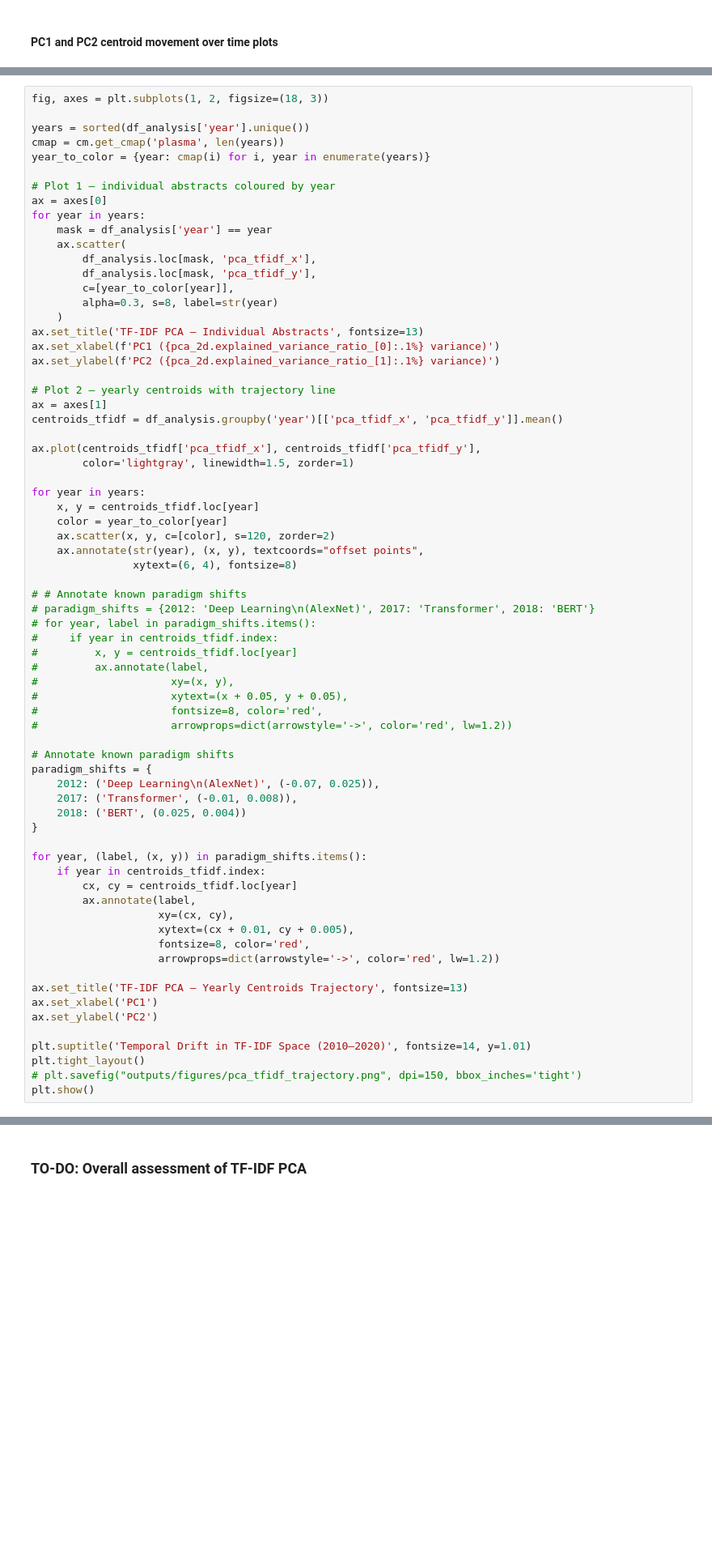
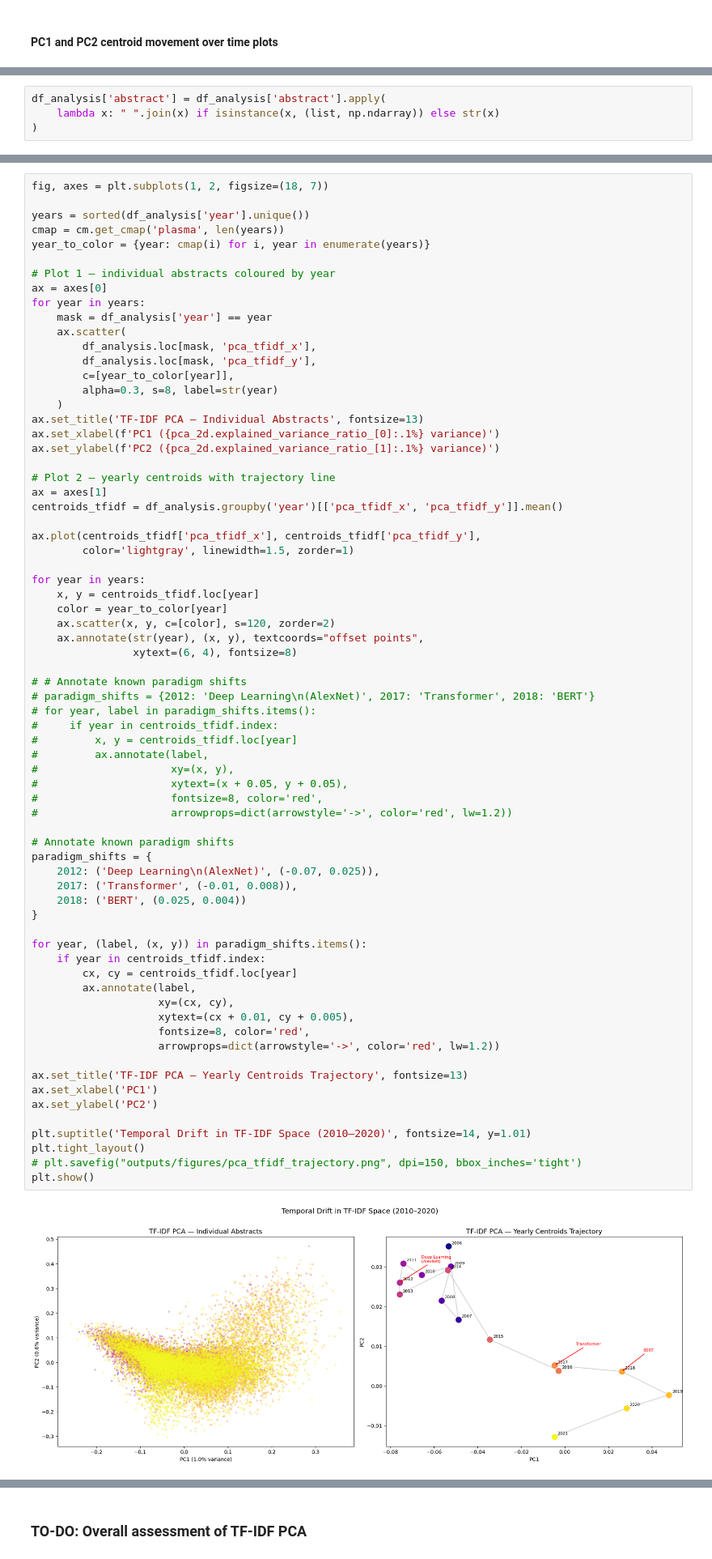
Before and after one commit to k7official/Team38_AI_and_Text_Analytics, a Jupyter notebook: notebooks/pca_temporal_drift.ipynb, the cells around one changed output, grey strips where cells are left out. Shown at 81% size. Cells and saved outputs as stored; diff of their text form; blank space fills up the shorter version.

```diff
--- a/notebooks/pca_temporal_drift.ipynb
+++ b/notebooks/pca_temporal_drift.ipynb
@@ -139,3 +230,7 @@ Inspection of the first principal component shows that it primarily captures dif
+# %%
+df_analysis['abstract'] = df_analysis['abstract'].apply(
+    lambda x: " ".join(x) if isinstance(x, (list, np.ndarray)) else str(x)
+)
 # %%
 from sklearn.decomposition import PCA
 
@@ -161,5 +259,5 @@ print(f"Columns now: {df_analysis.columns.tolist()}")
 # %%
-fig, axes = plt.subplots(1, 2, figsize=(18, 3))
+fig, axes = plt.subplots(1, 2, figsize=(18, 7))
 
 years = sorted(df_analysis['year'].unique())
 cmap = cm.get_cmap('plasma', len(years))
@@ -201,33 +299,35 @@ for year in years:
 #         ax.annotate(label,
 #                     xy=(x, y),
 #                     xytext=(x + 0.05, y + 0.05),
 #                     fontsize=8, color='red',
 #                     arrowprops=dict(arrowstyle='->', color='red', lw=1.2))
 
 # Annotate known paradigm shifts
 paradigm_shifts = {
     2012: ('Deep Learning\n(AlexNet)', (-0.07, 0.025)),
     2017: ('Transformer', (-0.01, 0.008)),
     2018: ('BERT', (0.025, 0.004))
 }
 
 for year, (label, (x, y)) in paradigm_shifts.items():
     if year in centroids_tfidf.index:
         cx, cy = centroids_tfidf.loc[year]
         ax.annotate(label,
                     xy=(cx, cy),
                     xytext=(cx + 0.01, cy + 0.005),
                     fontsize=8, color='red',
                     arrowprops=dict(arrowstyle='->', color='red', lw=1.2))
 
 ax.set_title('TF-IDF PCA — Yearly Centroids Trajectory', fontsize=13)
 ax.set_xlabel('PC1')
 ax.set_ylabel('PC2')
 
 plt.suptitle('Temporal Drift in TF-IDF Space (2010–2020)', fontsize=14, y=1.01)
 plt.tight_layout()
 # plt.savefig("outputs/figures/pca_tfidf_trajectory.png", dpi=150, bbox_inches='tight')
 plt.show()
+# %% [output]
+[figure, added]
 # %% [markdown]
 The trajectory shows four distinct phases:
 
```
Also changed, not shown: parts of 29 cells of this notebook, 4 other files.
